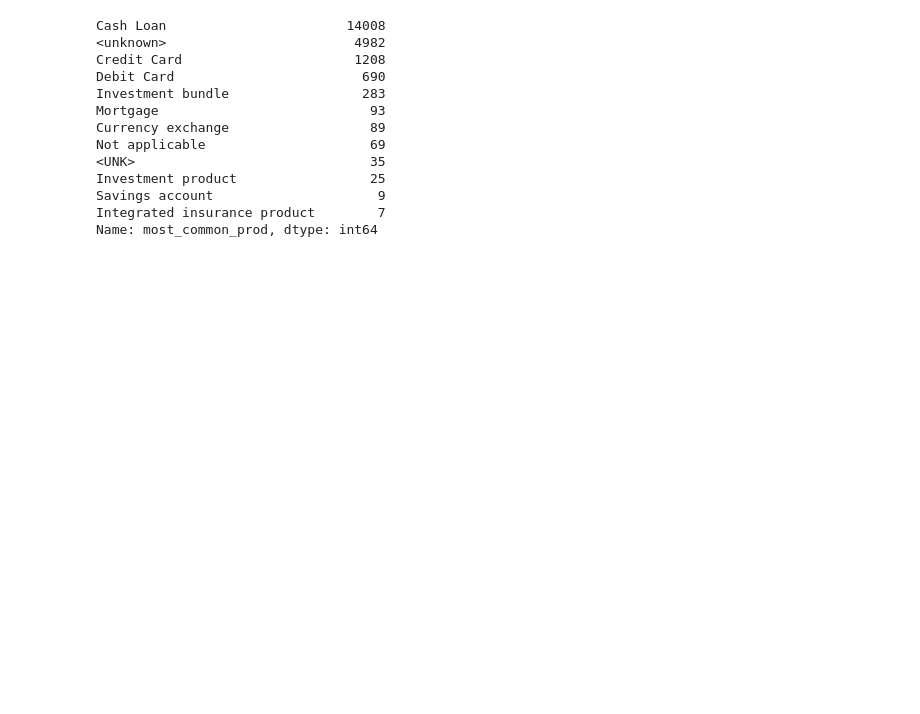
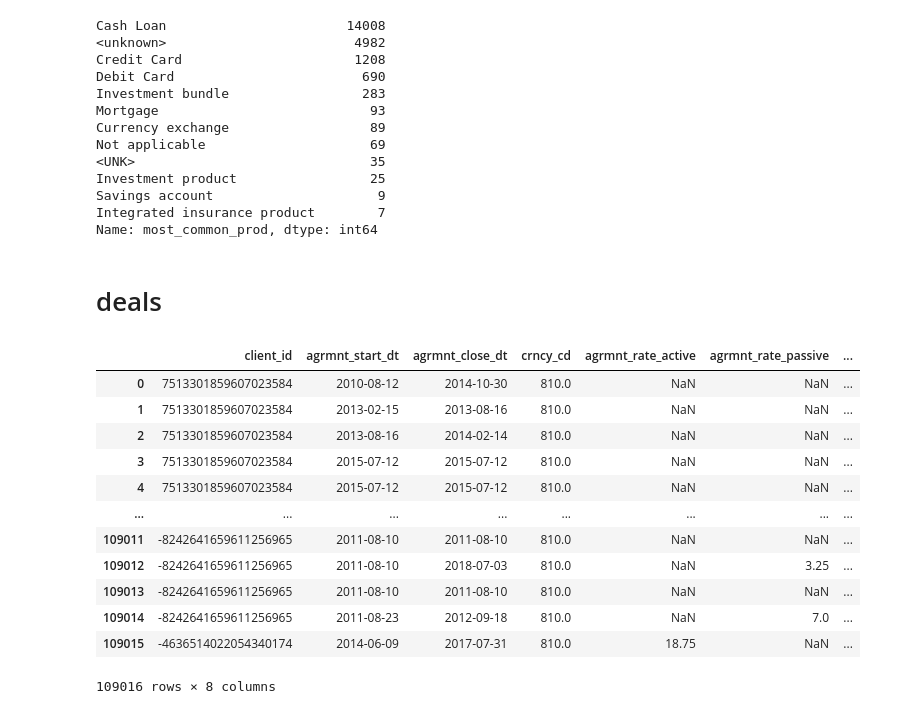
Before and after one commit to artkulak/idao-2021-finals, a Jupyter notebook: EDA-FE-kovalev.ipynb, the cells around one changed output. Saved outputs shown, nothing was run; the diff lists cells and outputs as text; code cells hidden in the pictures; blank space fills up the shorter version.

Commit message:
added deals features

```diff
--- a/EDA-FE-kovalev.ipynb
+++ b/EDA-FE-kovalev.ipynb
@@ -1402,3 +1410,21 @@ Investment product                 25
 Savings account                     9
 Integrated insurance product        7
 Name: most_common_prod, dtype: int64
+# %% [markdown]
+# deals
+# %%
+deals
+# %% [output]
+|  | client_id | agrmnt_start_dt | agrmnt_close_dt | crncy_cd | agrmnt_rate_active | agrmnt_rate_passive | ... |
+| 0 | 7513301859607023584 | 2010-08-12 | 2014-10-30 | 810.0 | NaN | NaN | ... |
+| 1 | 7513301859607023584 | 2013-02-15 | 2013-08-16 | 810.0 | NaN | NaN | ... |
+| 2 | 7513301859607023584 | 2013-08-16 | 2014-02-14 | 810.0 | NaN | NaN | ... |
+| 3 | 7513301859607023584 | 2015-07-12 | 2015-07-12 | 810.0 | NaN | NaN | ... |
+| 4 | 7513301859607023584 | 2015-07-12 | 2015-07-12 | 810.0 | NaN | NaN | ... |
+| ... | ... | ... | ... | ... | ... | ... | ... |
+| 109011 | -8242641659611256965 | 2011-08-10 | 2011-08-10 | 810.0 | NaN | NaN | ... |
+| 109012 | -8242641659611256965 | 2011-08-10 | 2018-07-03 | 810.0 | NaN | 3.25 | ... |
+| 109013 | -8242641659611256965 | 2011-08-10 | 2011-08-10 | 810.0 | NaN | NaN | ... |
+| 109014 | -8242641659611256965 | 2011-08-23 | 2012-09-18 | 810.0 | NaN | 7.0 | ... |
+| 109015 | -4636514022054340174 | 2014-06-09 | 2017-07-31 | 810.0 | 18.75 | NaN | ... |
+109016 rows × 8 columns
```
Also changed, not shown: parts of 34 cells of this notebook, 1 other file.
